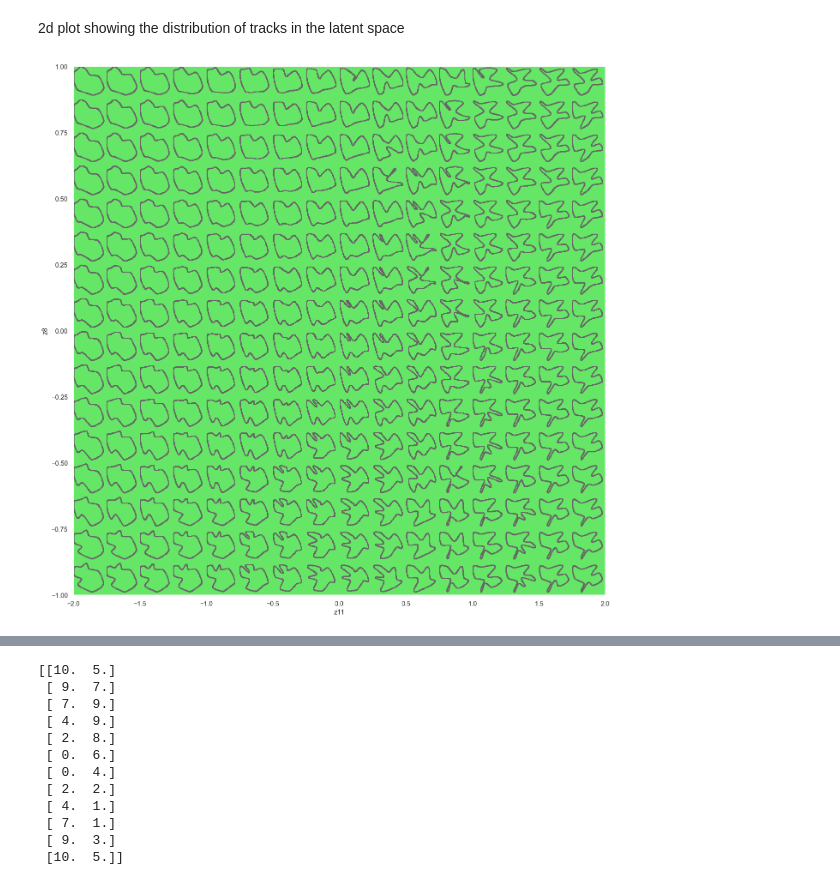
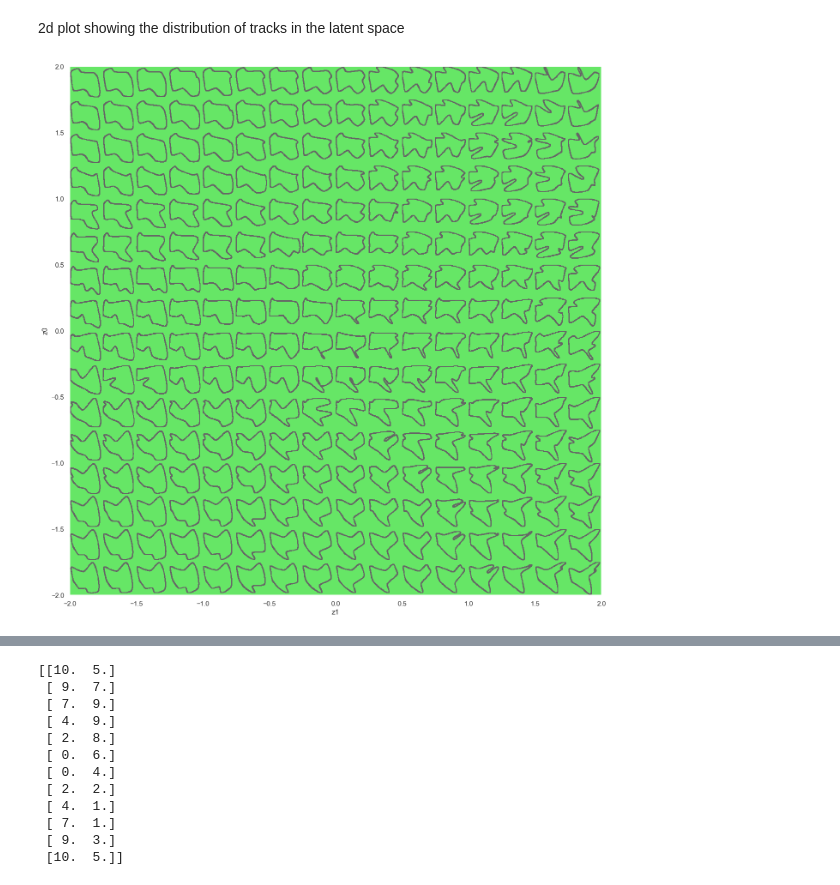
Before and after one commit to JuanJoseZapata/curriculum_learning_ws, a Jupyter notebook: scripts/VAE/CarRacing/VAE_CarRacing.ipynb, the cells around one changed output, grey strips where cells are left out. Drawn from its saved outputs; the diff is of its cells as text; code cells hidden in the pictures.

```diff
--- a/scripts/VAE/CarRacing/VAE_CarRacing.ipynb
+++ b/scripts/VAE/CarRacing/VAE_CarRacing.ipynb
@@ -439,6 +438,10 @@ complexities = np.load("complexities.npy")
 X.shape, Y.shape
 # %% [output]
 ((20000, 12, 2), (20000, 1))
+# %%
+# Scale complexities to 0-10
+complexities = (complexities/complexities.max()*10).astype(np.int32)
+Y = complexities.reshape(-1,1)
 # %%
 # Create training and validation sets
 from sklearn.model_selection import train_test_split
@@ -474,7 +477,7 @@ class VAE(nn.Module):
         )
 
         self.decoder = nn.Sequential(
-            nn.Linear(latent_dim, hidden_dim//16),
+            nn.Linear(latent_dim + 1, hidden_dim//16),  # Add conditional input
             nn.ReLU(),
             nn.Linear(hidden_dim//16, hidden_dim//8),
             nn.ReLU(),
@@ -484,7 +487,7 @@ class VAE(nn.Module):
             nn.ReLU(),
             nn.Linear(hidden_dim//2, hidden_dim),
             nn.ReLU(),
-            nn.Linear(hidden_dim, input_dim),
+            nn.Linear(hidden_dim, input_dim - 1),  # Remove conditional input
         )
 
     def reparameterize(self, mu, logvar):
@@ -500,6 +503,9 @@ class VAE(nn.Module):
         logvar = z_params[:, latent_dim:]
         z = self.reparameterize(mu, logvar)
 
+        # Concatenate the last element of x with z
+        z = torch.cat([z, x[:,-1].unsqueeze(1)], dim=-1)
+
         # Decode
         x_hat = self.decoder(z)
 
@@ -653,7 +650,7 @@ plt.ylim(20,50)
 # Save VAE model
 torch.save(vae_model.state_dict(), f"models/vae_points_h={hidden_dim}_z={latent_dim}.pt")
 # %%
-input_dim = 12 *2
+input_dim = 12 * 2 + 1
 hidden_dim = 2048
 latent_dim = 12
 device = torch.device('cuda' if torch.cuda.is_available() else 'cpu')
@@ -692,7 +689,9 @@ for i in range(n_images):
     control_points, x_, y_ = get_track(control_points=x.cpu().squeeze()*30, np_random=np_random)
     track = np.array([x_, y_]).T
     x = x.view(1, -1).to(device)
-    recon_x, _, _ = vae_model.to(device)(x)
+    y = y.view(1, -1).to(device)
+    xy = torch.cat((x, y), dim=-1)
+    recon_x, _, _ = vae_model.to(device)(xy)
     recon_x = recon_x.to('cpu').detach().numpy().squeeze()
     recon_x = recon_x.reshape(12,2)
     control_points_recon, x_recon, y_recon = get_track(control_points=recon_x*30, np_random=np_random)
@@ -1164,15 +1163,19 @@ latent_dim = 12
 # Generate vector with random values
 z_ = np.random.rand(1, latent_dim)
 
+# Track complexity (0-10, 0 being the simplest)
+complexity = 0
+complexity = torch.tensor([complexity]).to(device).float()
+
 # Number of tracks to plot in each dimension
 n = 16
 
 # Latent variables to vary
-c0 = 8
-c1 = 11
+c0 = 0
+c1 = 1
 
 # Limits
-r0 = (-1, 1)
+r0 = (-2, 2)
 r1 = (-2, 2)
 
 img_size = (84, 84)
@@ -1185,31 +1188,32 @@ from matplotlib.colors import ListedColormap, LinearSegmentedColormap
 
 grass_green = np.array([102/255, 230/255, 102/255, 1])
 road_gray = np.array([0.4, 0.4, 0.4, 1])
 newcolors = np.array([grass_green, road_gray])
 new_cmp = ListedColormap(newcolors)
 
 plt.figure(figsize=(16,16))
 # Variate the first element of the vector
 for i, x in enumerate(np.linspace(*r0, n)):
     for j, y in enumerate(np.linspace(*r1, n)):
         z = z_.copy()
         z[0,c0] = x
         z[0,c1] = y
         z = torch.tensor(z).to(device).ravel().float()
+        z = torch.cat([z, complexity], dim=-1)
         # Reconstruct image using VAE
         recon_x = vae_model.decoder(z).to('cpu').detach().numpy().squeeze().reshape(12,2)
         control_points, x_, y_ = get_track(control_points=recon_x*30, np_random=np_random)
         track = np.array([x_, y_]).T
         track_img = get_image(track, img_size=img_size)
         # Dilation
         kernel = np.ones((3,3),np.uint8)
         track_img = cv2.dilate(track_img, kernel, iterations=1)
         img[(n-1-i)*w:(n-1-i+1)*w, j*w:(j+1)*w] = track_img.astype(np.uint8)
 
 plt.imshow(img, cmap=new_cmp, extent=[*r1, *r0], aspect="auto")
 plt.grid(False)
 plt.xlabel(f"z{c1}")
 plt.ylabel(f"z{c0}")
 plt.show()
 # %% [output]
-[figure, old version]
+[figure, new version]
```
Also changed, not shown: parts of 7 cells of this notebook.
